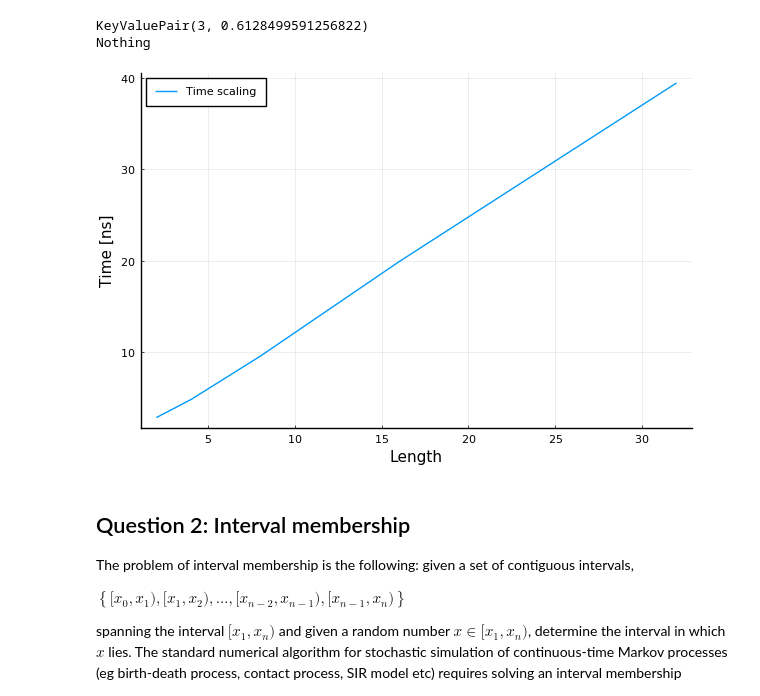
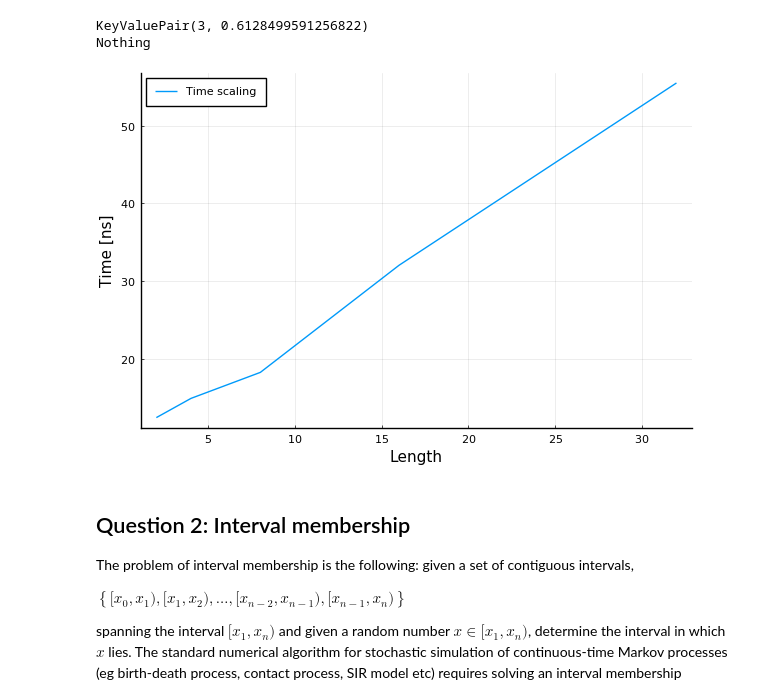
Before and after one commit to MathSys-MSc-2020/ma934-worksheet-3-andrewanguswarwick, a Jupyter notebook: Class-3.ipynb, the cells around one changed output. Saved outputs shown, nothing was run; the diff lists cells and outputs as text; code cells hidden in the pictures.

```diff
--- a/Class-3.ipynb
+++ b/Class-3.ipynb
@@ -123,23 +123,23 @@ Nothing
 # %%
 using BenchmarkTools
 
 jmax = 5
 jrange = 1:jmax
 nvals = 2 .^ jrange
 times = zeros(jmax)
 for j in jrange
   X = rand(rng, nvals[j])
   kv = Array{KeyValuePair, 1}(undef, nvals[j])
   for i in 1:nvals[j]
     kv[i] = KeyValuePair(i,X[i])
   end
-  L = StructuralRecursion.buildlist(kv)
-  times[j] = median((@benchmark search($L,$(nvals[j]÷2))).times)
+  L = buildlist(kv)
+  times[j] = median((@benchmark search($L,n) setup=(n=floor(Int64,$nvals[$j]*rand(rng)))).times)
 end
 
 plot(nvals,times,xlabel="Length",ylabel="Time [ns]",label="Time scaling")
 # %% [output]
-[figure, old version]
+[figure, new version]
 # %% [markdown]
 ## Question 2: Interval membership
 
```
Also changed, not shown: parts of 3 cells of this notebook, 2 other files.
